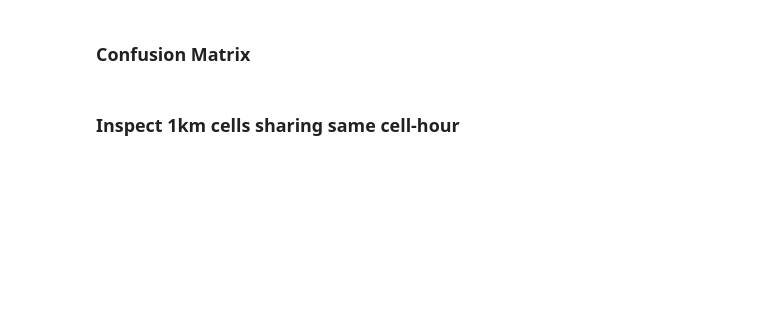
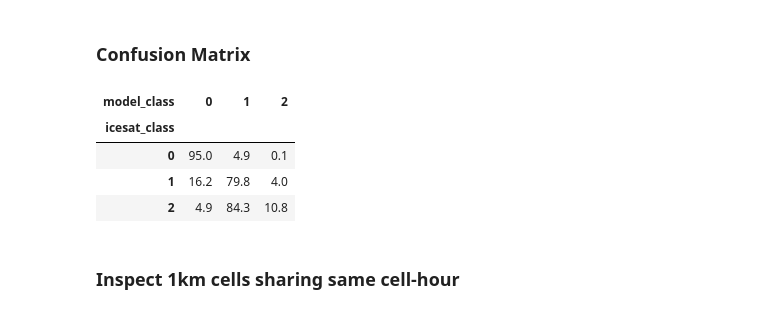
Before and after one commit to thomaslaraia/Snowstradamus_2, a Jupyter notebook: scripts/22-tl-FSM2/compare_icesat2.ipynb, the cells around one changed output. Drawn from its saved outputs; the diff is of its cells as text; code cells hidden in the pictures; blank space fills up the shorter version.

```diff
--- a/scripts/22-tl-FSM2/compare_icesat2.ipynb
+++ b/scripts/22-tl-FSM2/compare_icesat2.ipynb
@@ -168,15 +352,21 @@ scores[["groups", "agreement_pct"]].sort_values("agreement_pct", ascending=False
 # %% [markdown]
 ### Confusion Matrix
 # %%
-member = "hp98_cap1_loss1"
+member = "clm5_cap1_loss1"
 one = matched.loc[matched["member"].eq(member)]
 
 matrix = pd.crosstab(
     one["icesat_class"], one["model_class"],
     values=one["comparison_weight"], aggfunc="sum",
 ).reindex(index=[0, 1, 2], columns=[0, 1, 2]).fillna(0)
 
 matrix.div(matrix.sum(axis=1), axis=0).mul(100).round(1)
+# %% [output]
+| model_class | 0 | 1 | 2 |
+| icesat_class |  |  |  |
+| 0 | 95.0 | 4.9 | 0.1 |
+| 1 | 16.2 | 79.8 | 4.0 |
+| 2 | 4.9 | 84.3 | 10.8 |
 # %% [markdown]
 ### Inspect 1km cells sharing same cell-hour
 # %%
```
Also changed, not shown: parts of 9 cells of this notebook, 17 other files.
